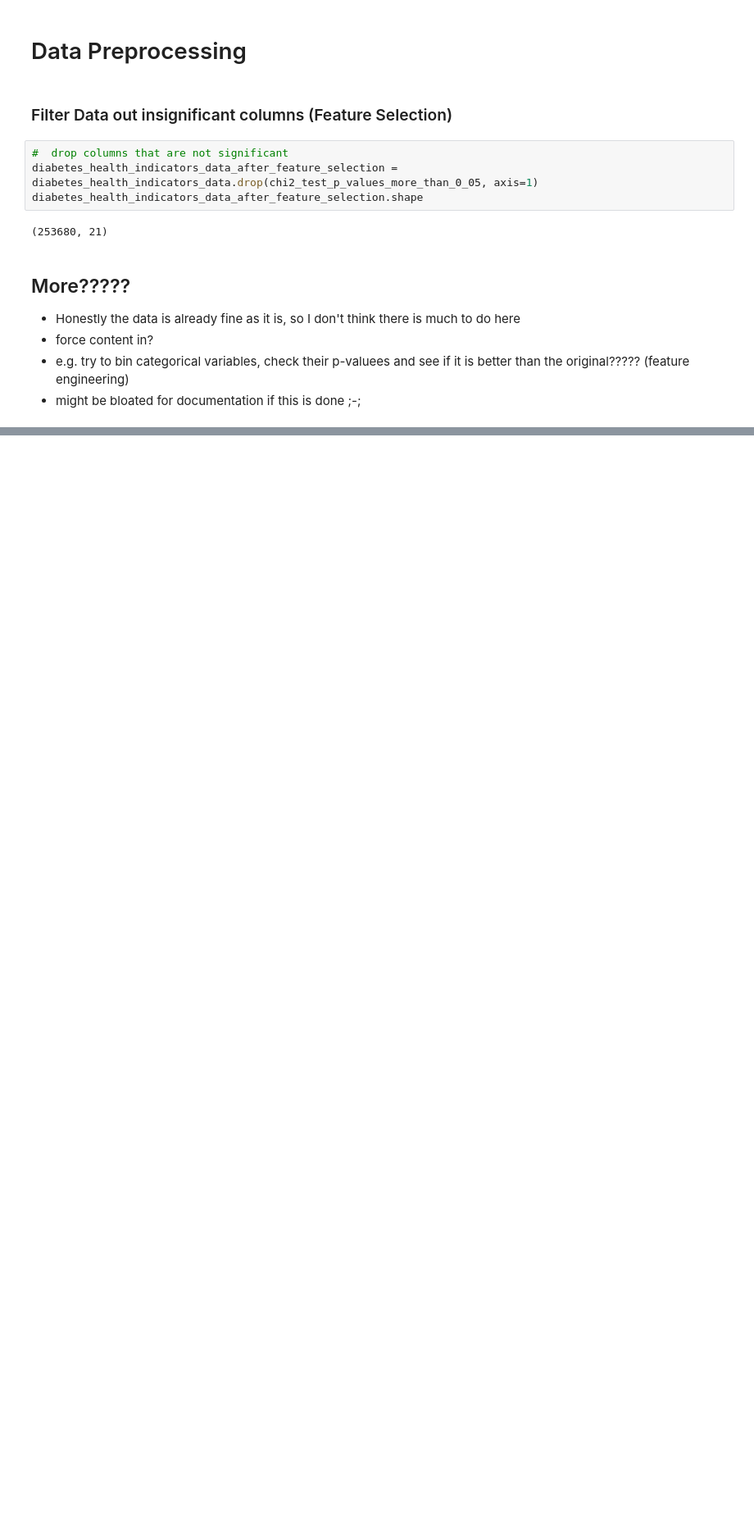
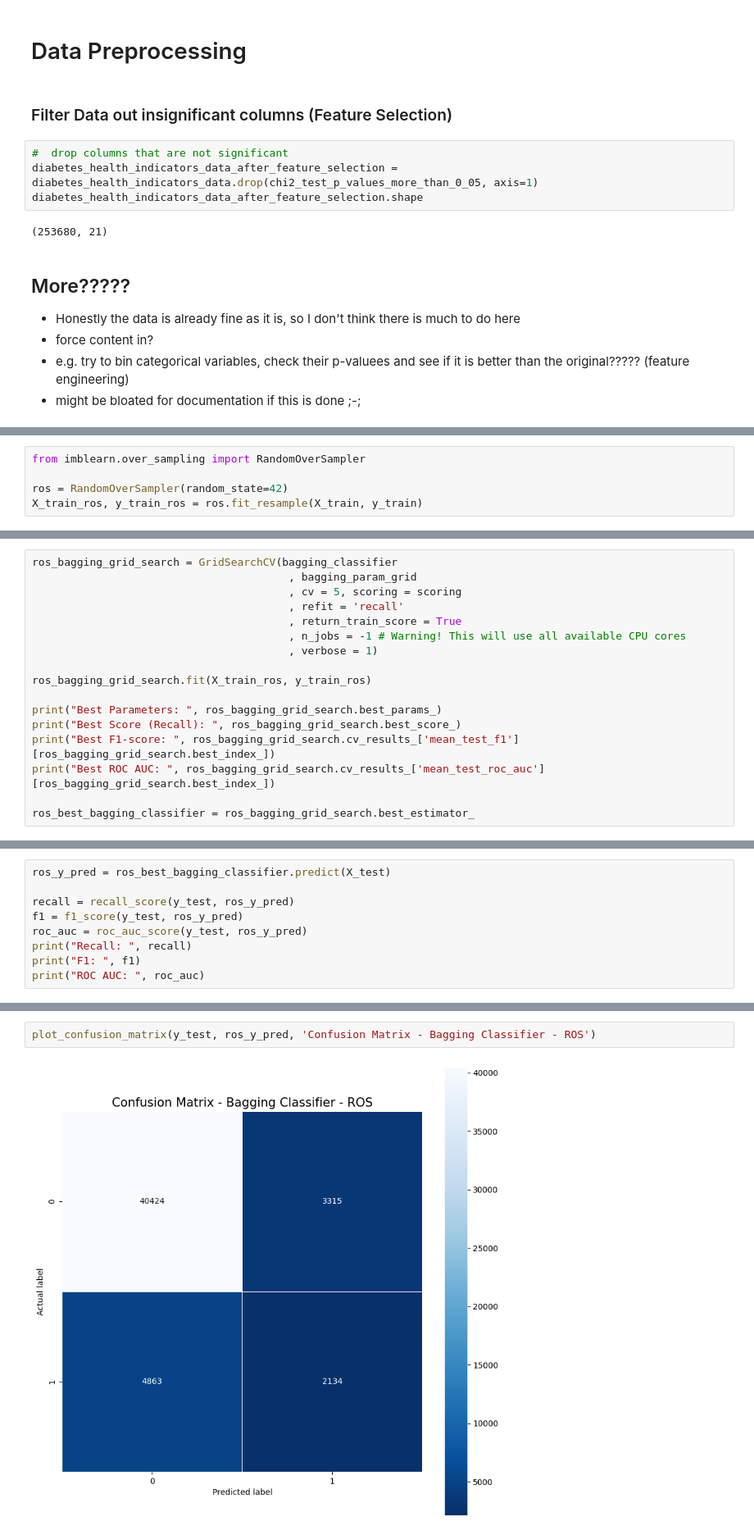
Before and after one commit to RileyLeo/Diabetes-Prediction-ML, a Jupyter notebook: notebook.ipynb, the cells around one changed output, grey strips where cells are left out. Shown at 82% size. Drawn from its saved outputs; the diff is of its cells as text; blank space fills up the shorter version.

```diff
--- a/notebook.ipynb
+++ b/notebook.ipynb
@@ -898,0 +903,5 @@ X_train, X_test, y_train, y_test = train_test_split(X_smote,y_smote, test_size=0
+# %%
+from imblearn.over_sampling import RandomOverSampler
+
+ros = RandomOverSampler(random_state=42)
+X_train_ros, y_train_ros = ros.fit_resample(X_train, y_train)
@@ -898,0 +1063,17 @@ X_train, X_test, y_train, y_test = train_test_split(X_smote,y_smote, test_size=0
+# %%
+ros_bagging_grid_search = GridSearchCV(bagging_classifier
+                                        , bagging_param_grid
+                                        , cv = 5, scoring = scoring
+                                        , refit = 'recall'
+                                        , return_train_score = True
+                                        , n_jobs = -1 # Warning! This will use all available CPU cores
+                                        , verbose = 1)
+
+ros_bagging_grid_search.fit(X_train_ros, y_train_ros)
+
+print("Best Parameters: ", ros_bagging_grid_search.best_params_)
+print("Best Score (Recall): ", ros_bagging_grid_search.best_score_)
+print("Best F1-score: ", ros_bagging_grid_search.cv_results_['mean_test_f1'][ros_bagging_grid_search.best_index_])
+print("Best ROC AUC: ", ros_bagging_grid_search.cv_results_['mean_test_roc_auc'][ros_bagging_grid_search.best_index_])
+
+ros_best_bagging_classifier = ros_bagging_grid_search.best_estimator_
@@ -898,0 +1086,9 @@ X_train, X_test, y_train, y_test = train_test_split(X_smote,y_smote, test_size=0
+# %%
+ros_y_pred = ros_best_bagging_classifier.predict(X_test)
+
+recall = recall_score(y_test, ros_y_pred)
+f1 = f1_score(y_test, ros_y_pred)
+roc_auc = roc_auc_score(y_test, ros_y_pred)
+print("Recall: ", recall)
+print("F1: ", f1)
+print("ROC AUC: ", roc_auc)
@@ -898,0 +1099,4 @@ X_train, X_test, y_train, y_test = train_test_split(X_smote,y_smote, test_size=0
+# %%
+plot_confusion_matrix(y_test, ros_y_pred, 'Confusion Matrix - Bagging Classifier - ROS')
+# %% [output]
+[figure, added]
```
Also changed, not shown: parts of 53 cells of this notebook.
